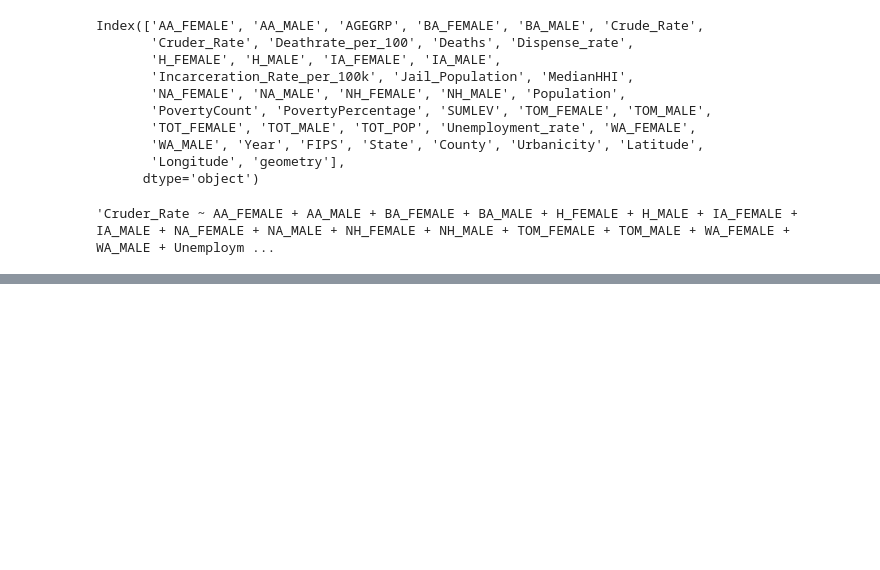
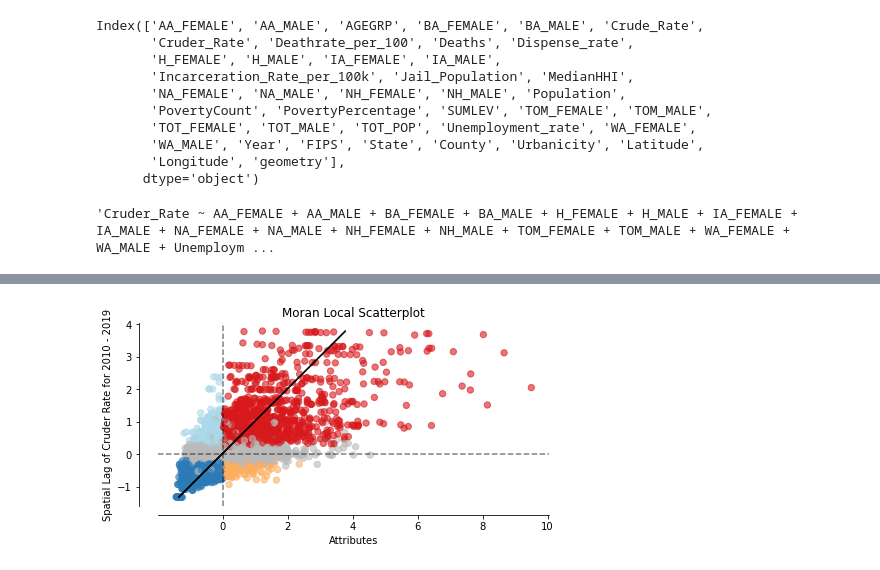
Before and after one commit to rhiannz/drugs, a Jupyter notebook: Data/Moran's I.ipynb, the cells around one changed output, grey strips where cells are left out. Cells and saved outputs as stored; diff of their text form; code cells hidden in the pictures; blank space fills up the shorter version.

```diff
--- a/Data/Moran's I.ipynb
+++ b/Data/Moran's I.ipynb
@@ -187,0 +220,9 @@ Here we are veryifing that under the null hypothesis
+# %%
+# calculate Moran_Local and plot
+moran_loc = esda.moran.Moran_Local(y3, w2)
+fig, ax =  splot.esda.moran_scatterplot(moran_loc, p=0.05)
+ax.set_xlabel('Attributes')
+ax.set_ylabel('Spatial Lag of Cruder Rate for 2010 - 2019')
+plt.show()
+# %% [output]
+[figure, added]
```
Also changed, not shown: parts of 15 cells of this notebook, 2 other files.
